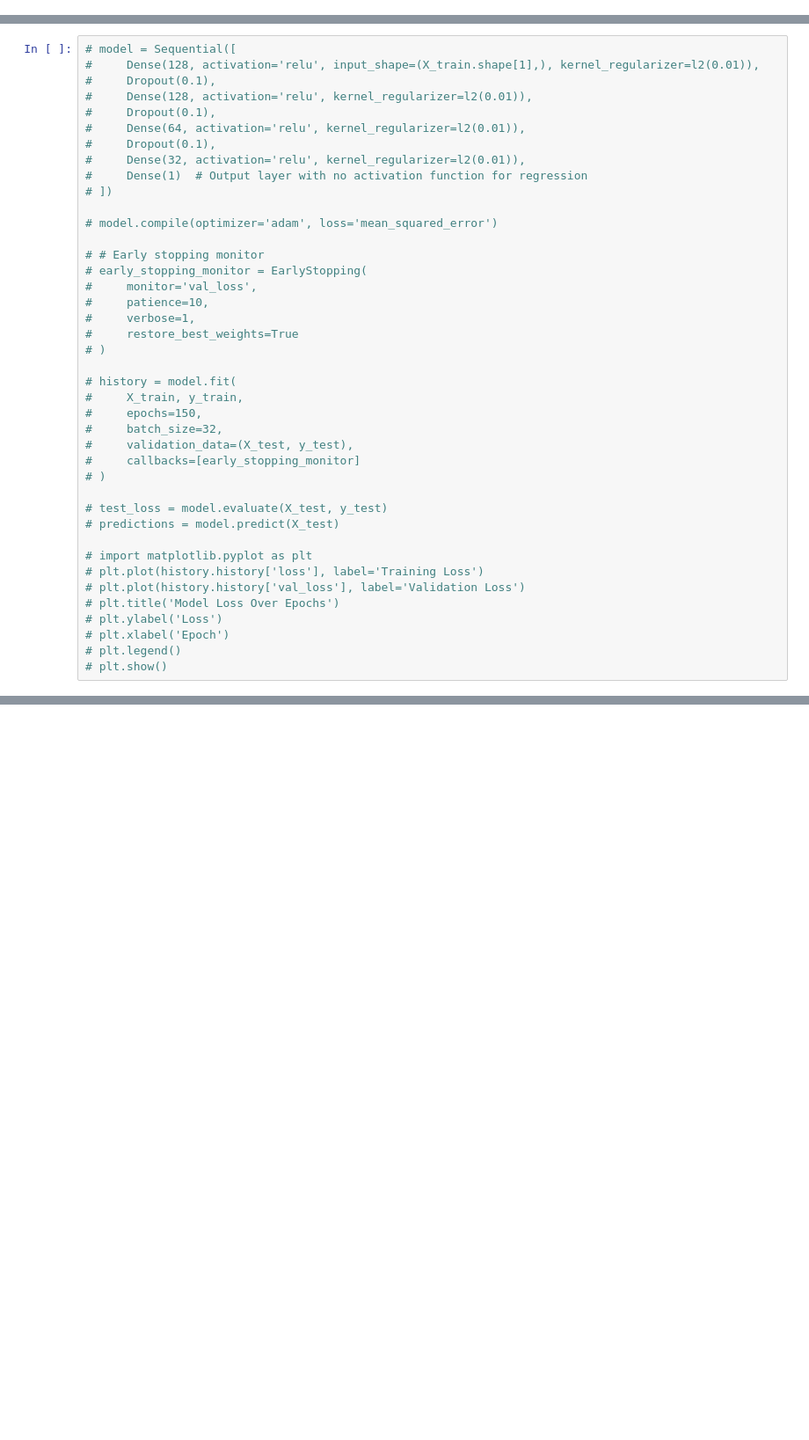
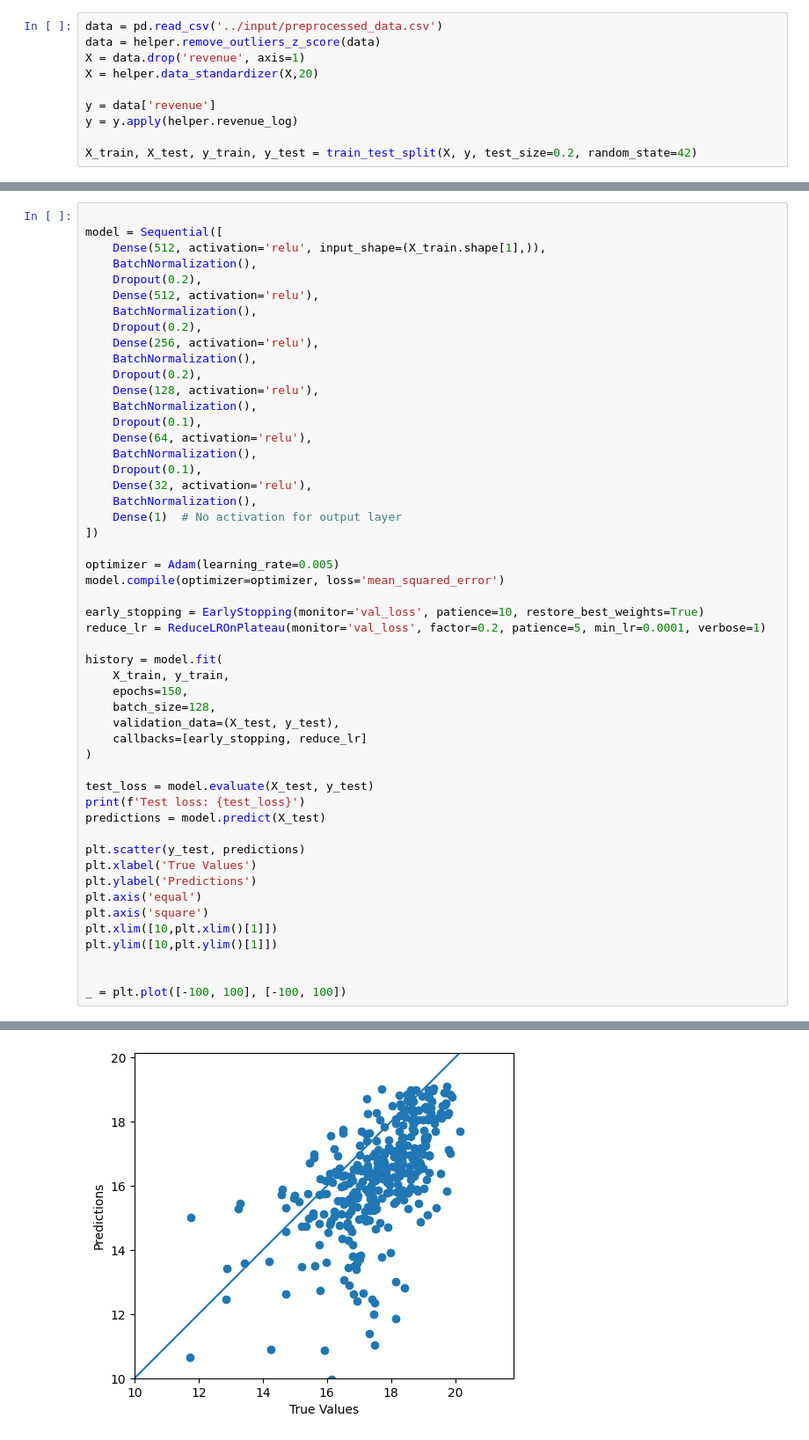
Before and after one commit to ChillinSoul/machineLearning, a Jupyter notebook: dnn/dnn.ipynb, the cells around one changed output, grey strips where cells are left out. Shown: that part at 88% size. Cells and saved outputs as stored; diff of their text form; blank space fills up the shorter version.

```diff
--- a/dnn/dnn.ipynb
+++ b/dnn/dnn.ipynb
@@ -131,0 +15,10 @@ Epoch 150/150
+# %%
+data = pd.read_csv('../input/preprocessed_data.csv')
+data = helper.remove_outliers_z_score(data)
+X = data.drop('revenue', axis=1)
+X = helper.data_standardizer(X,20)
+
+y = data['revenue']
+y = y.apply(helper.revenue_log)
+
+X_train, X_test, y_train, y_test = train_test_split(X, y, test_size=0.2, random_state=42)
@@ -132,41 +156,52 @@ Epoch 150/150
 # %%
-# model = Sequential([
-#     Dense(128, activation='relu', input_shape=(X_train.shape[1],), kernel_regularizer=l2(0.01)),
-#     Dropout(0.1),
-#     Dense(128, activation='relu', kernel_regularizer=l2(0.01)),
-#     Dropout(0.1),
-#     Dense(64, activation='relu', kernel_regularizer=l2(0.01)),
-#     Dropout(0.1),
-#     Dense(32, activation='relu', kernel_regularizer=l2(0.01)),
-#     Dense(1)  # Output layer with no activation function for regression
-# ])
 
-# model.compile(optimizer='adam', loss='mean_squared_error')
+model = Sequential([
+    Dense(512, activation='relu', input_shape=(X_train.shape[1],)),
+    BatchNormalization(),
+    Dropout(0.2),
+    Dense(512, activation='relu'),
+    BatchNormalization(),
+    Dropout(0.2),
+    Dense(256, activation='relu'),
+    BatchNormalization(),
+    Dropout(0.2),
+    Dense(128, activation='relu'),
+    BatchNormalization(),
+    Dropout(0.1),
+    Dense(64, activation='relu'),
+    BatchNormalization(),
+    Dropout(0.1),
+    Dense(32, activation='relu'),
+    BatchNormalization(),
+    Dense(1)  # No activation for output layer
+])
 
-# # Early stopping monitor
-# early_stopping_monitor = EarlyStopping(
-#     monitor='val_loss',
-#     patience=10,
-#     verbose=1,
-#     restore_best_weights=True
-# )
+optimizer = Adam(learning_rate=0.005)
+model.compile(optimizer=optimizer, loss='mean_squared_error')
 
-# history = model.fit(
-#     X_train, y_train,
-#     epochs=150,
-#     batch_size=32,
-#     validation_data=(X_test, y_test),
-#     callbacks=[early_stopping_monitor]
-# )
+early_stopping = EarlyStopping(monitor='val_loss', patience=10, restore_best_weights=True)
+reduce_lr = ReduceLROnPlateau(monitor='val_loss', factor=0.2, patience=5, min_lr=0.0001, verbose=1)
 
-# test_loss = model.evaluate(X_test, y_test)
-# predictions = model.predict(X_test)
+history = model.fit(
+    X_train, y_train,
+    epochs=150,
+    batch_size=128,
+    validation_data=(X_test, y_test),
+    callbacks=[early_stopping, reduce_lr]
+)
 
-# import matplotlib.pyplot as plt
-# plt.plot(history.history['loss'], label='Training Loss')
-# plt.plot(history.history['val_loss'], label='Validation Loss')
-# plt.title('Model Loss Over Epochs')
-# plt.ylabel('Loss')
-# plt.xlabel('Epoch')
-# plt.legend()
-# plt.show()
+test_loss = model.evaluate(X_test, y_test)
+print(f'Test loss: {test_loss}')
+predictions = model.predict(X_test)
+
+plt.scatter(y_test, predictions)
+plt.xlabel('True Values')
+plt.ylabel('Predictions')
+plt.axis('equal')
+plt.axis('square')
+plt.xlim([10,plt.xlim()[1]])
+plt.ylim([10,plt.ylim()[1]])
+
+
+_ = plt.plot([-100, 100], [-100, 100])
+# %% [output]
@@ -172,0 +225 @@ Epoch 150/150
+[figure, added]
```
Also changed, not shown: parts of 8 cells of this notebook, 7 other files.
